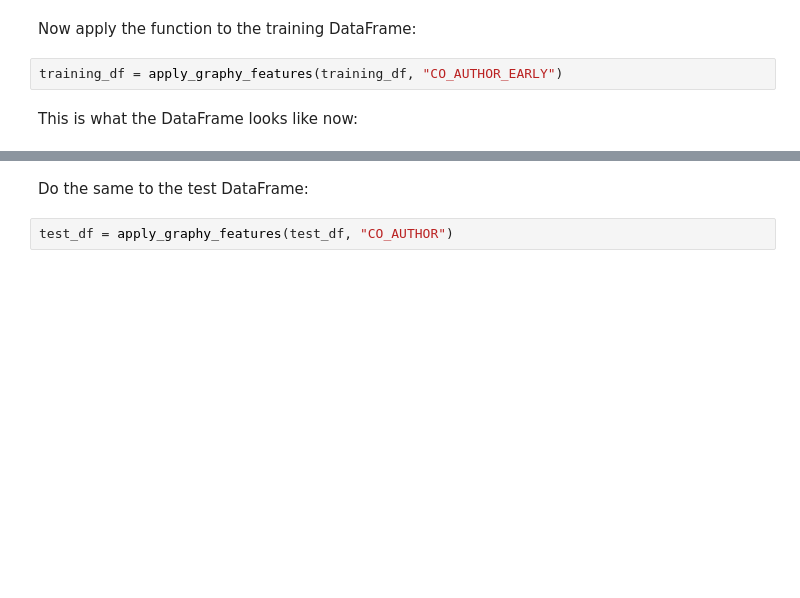
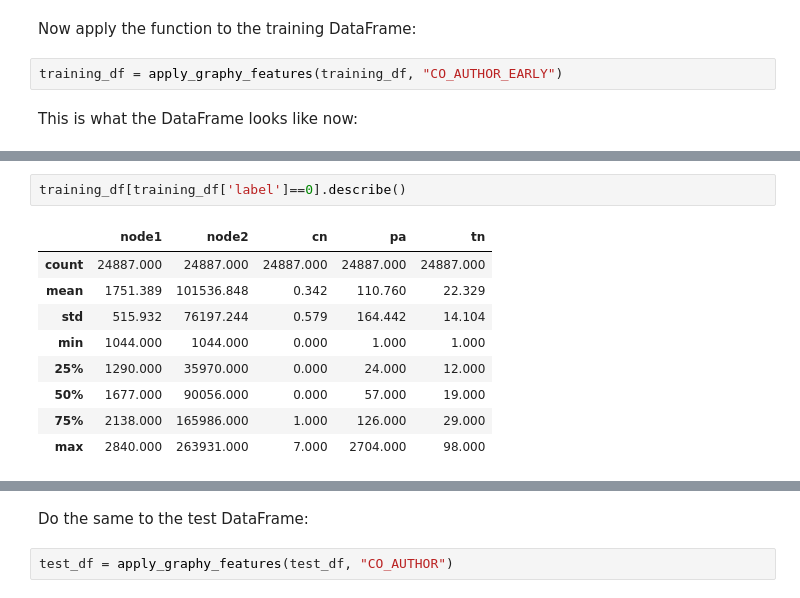
Before and after one commit to kenttw/kent-ai-learning-notebook, a Jupyter notebook: Machine_Learning_Exercise/Graph/Link_Prediction_2.ipynb, the cells around one changed output, grey strips where cells are left out. Drawn from its saved outputs; the diff is of its cells as text; blank space fills up the shorter version.

```diff
--- a/Machine_Learning_Exercise/Graph/Link_Prediction_2.ipynb
+++ b/Machine_Learning_Exercise/Graph/Link_Prediction_2.ipynb
@@ -403,0 +423,12 @@ training_df.head()
+# %%
+training_df[training_df['label']==0].describe()
+# %% [output]
+|  | node1 | node2 | cn | pa | tn |
+| count | 24887.000 | 24887.000 | 24887.000 | 24887.000 | 24887.000 |
+| mean | 1751.389 | 101536.848 | 0.342 | 110.760 | 22.329 |
+| std | 515.932 | 76197.244 | 0.579 | 164.442 | 14.104 |
+| min | 1044.000 | 1044.000 | 0.000 | 1.000 | 1.000 |
+| 25% | 1290.000 | 35970.000 | 0.000 | 24.000 | 12.000 |
+| 50% | 1677.000 | 90056.000 | 0.000 | 57.000 | 19.000 |
+| 75% | 2138.000 | 165986.000 | 1.000 | 126.000 | 29.000 |
+| max | 2840.000 | 263931.000 | 7.000 | 2704.000 | 98.000 |
```
Also changed, not shown: parts of 9 cells of this notebook.
